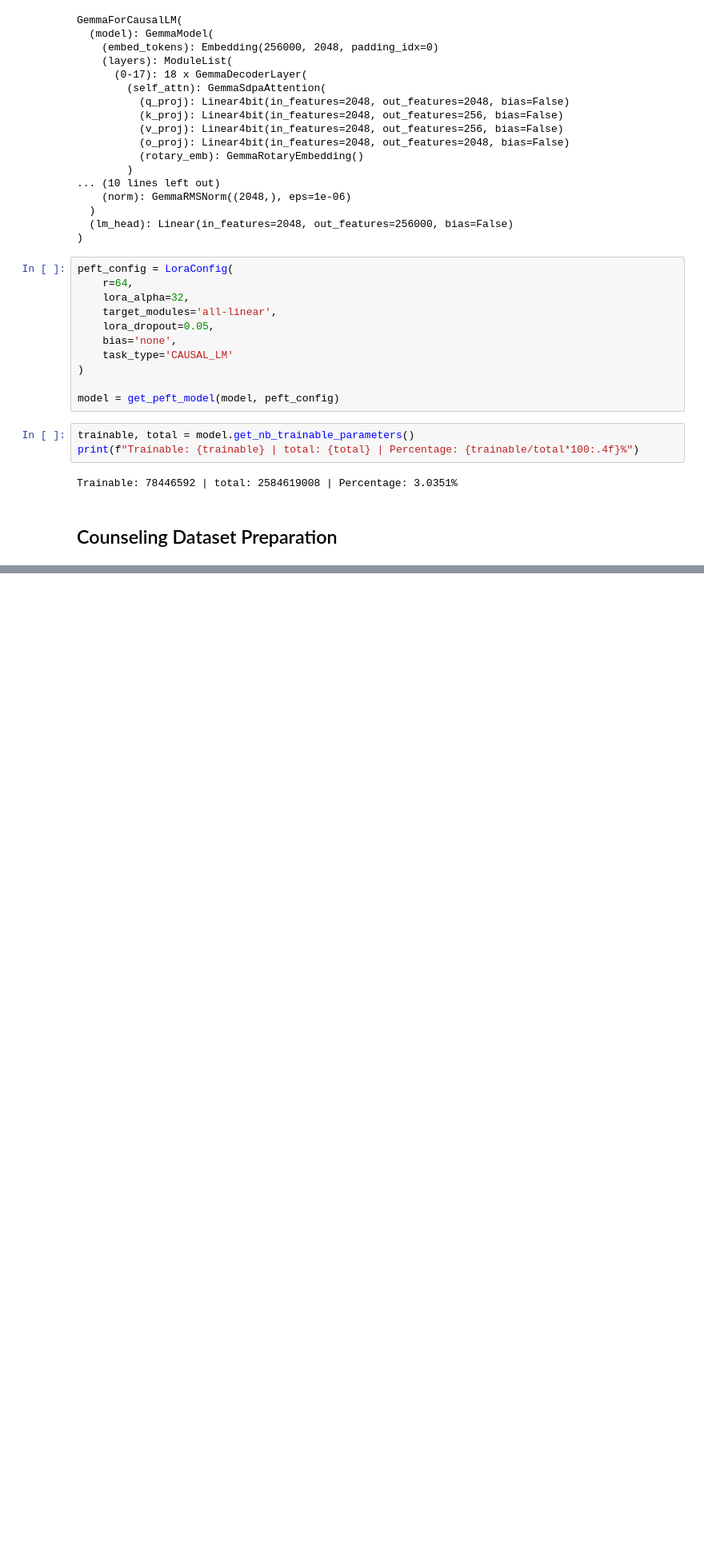
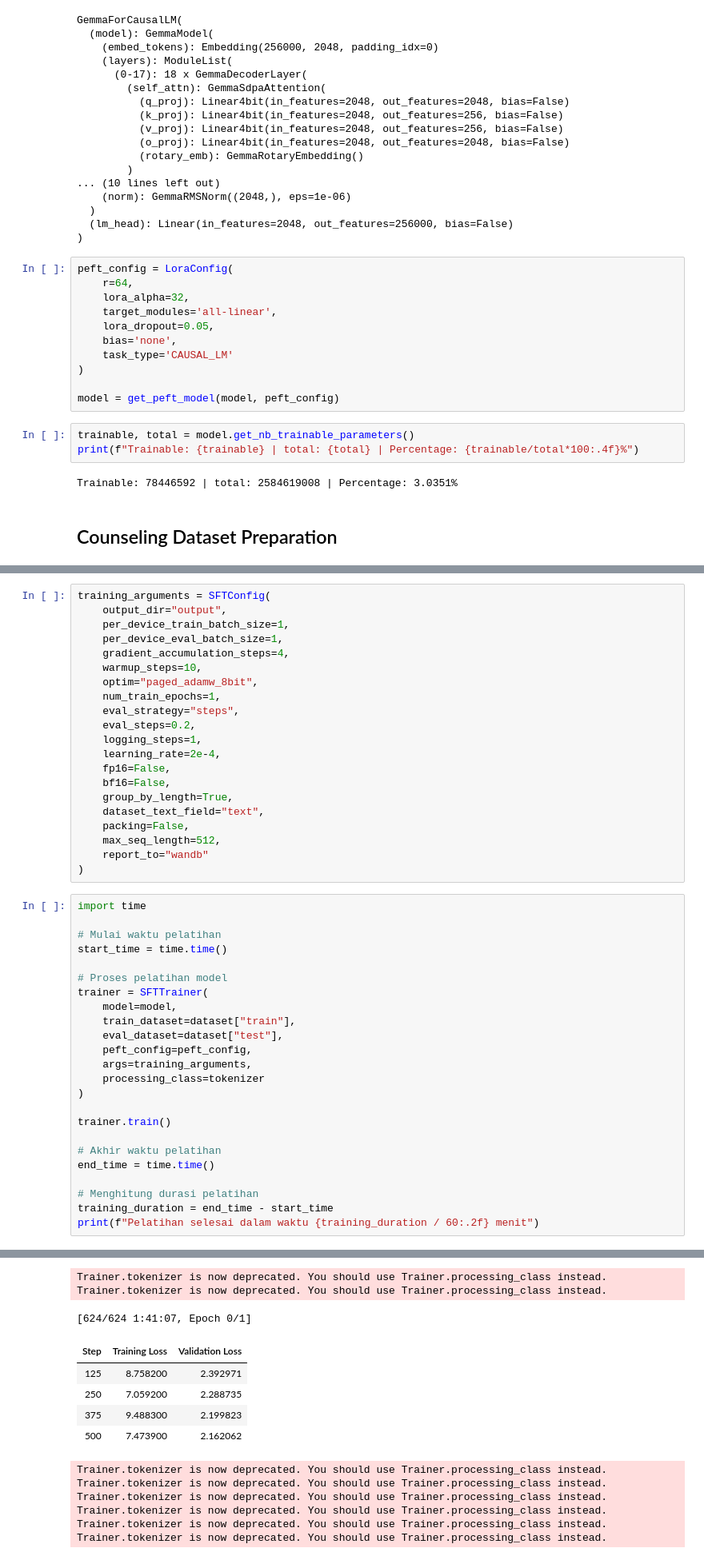
Before and after one commit to FadQode/teks-emo-analysis, a Jupyter notebook: roberta_can_read_emotion.ipynb, the cells around one changed output, grey strips where cells are left out. Shown: that part at 80% size. Saved outputs shown, nothing was run; the diff lists cells and outputs as text; blank space fills up the shorter version.

Commit message:
Post Training

```diff
--- a/roberta_can_read_emotion.ipynb
+++ b/roberta_can_read_emotion.ipynb
@@ -629,0 +645,46 @@ TypeError: load_dataset() missing 1 required positional argument: 'path'
+# %%
+training_arguments = SFTConfig(
+    output_dir="output",
+    per_device_train_batch_size=1,
+    per_device_eval_batch_size=1,
+    gradient_accumulation_steps=4,
+    warmup_steps=10,
+    optim="paged_adamw_8bit",
+    num_train_epochs=1,
+    eval_strategy="steps",
+    eval_steps=0.2,
+    logging_steps=1,
+    learning_rate=2e-4,
+    fp16=False,
+    bf16=False,
+    group_by_length=True,
+    dataset_text_field="text",
+    packing=False,
+    max_seq_length=512,
+    report_to="wandb"
+)
+# %%
+import time
+
+# Mulai waktu pelatihan
+start_time = time.time()
+
+# Proses pelatihan model
+trainer = SFTTrainer(
+    model=model,
+    train_dataset=dataset["train"],
+    eval_dataset=dataset["test"],
+    peft_config=peft_config,
+    args=training_arguments,
+    processing_class=tokenizer
+)
+
+trainer.train()
+
+# Akhir waktu pelatihan
+end_time = time.time()
+
+# Menghitung durasi pelatihan
+training_duration = end_time - start_time
+print(f"Pelatihan selesai dalam waktu {training_duration / 60:.2f} menit")
+# %% [output]
@@ -629,0 +696,14 @@ TypeError: load_dataset() missing 1 required positional argument: 'path'
+Trainer.tokenizer is now deprecated. You should use Trainer.processing_class instead.
+Trainer.tokenizer is now deprecated. You should use Trainer.processing_class instead.
+[624/624 1:41:07, Epoch 0/1]
+| Step | Training Loss | Validation Loss |
+| 125 | 8.758200 | 2.392971 |
+| 250 | 7.059200 | 2.288735 |
+| 375 | 9.488300 | 2.199823 |
+| 500 | 7.473900 | 2.162062 |
+Trainer.tokenizer is now deprecated. You should use Trainer.processing_class instead.
+Trainer.tokenizer is now deprecated. You should use Trainer.processing_class instead.
+Trainer.tokenizer is now deprecated. You should use Trainer.processing_class instead.
+Trainer.tokenizer is now deprecated. You should use Trainer.processing_class instead.
+Trainer.tokenizer is now deprecated. You should use Trainer.processing_class instead.
+Trainer.tokenizer is now deprecated. You should use Trainer.processing_class instead.
```
Also changed, not shown: parts of 16 cells of this notebook.
